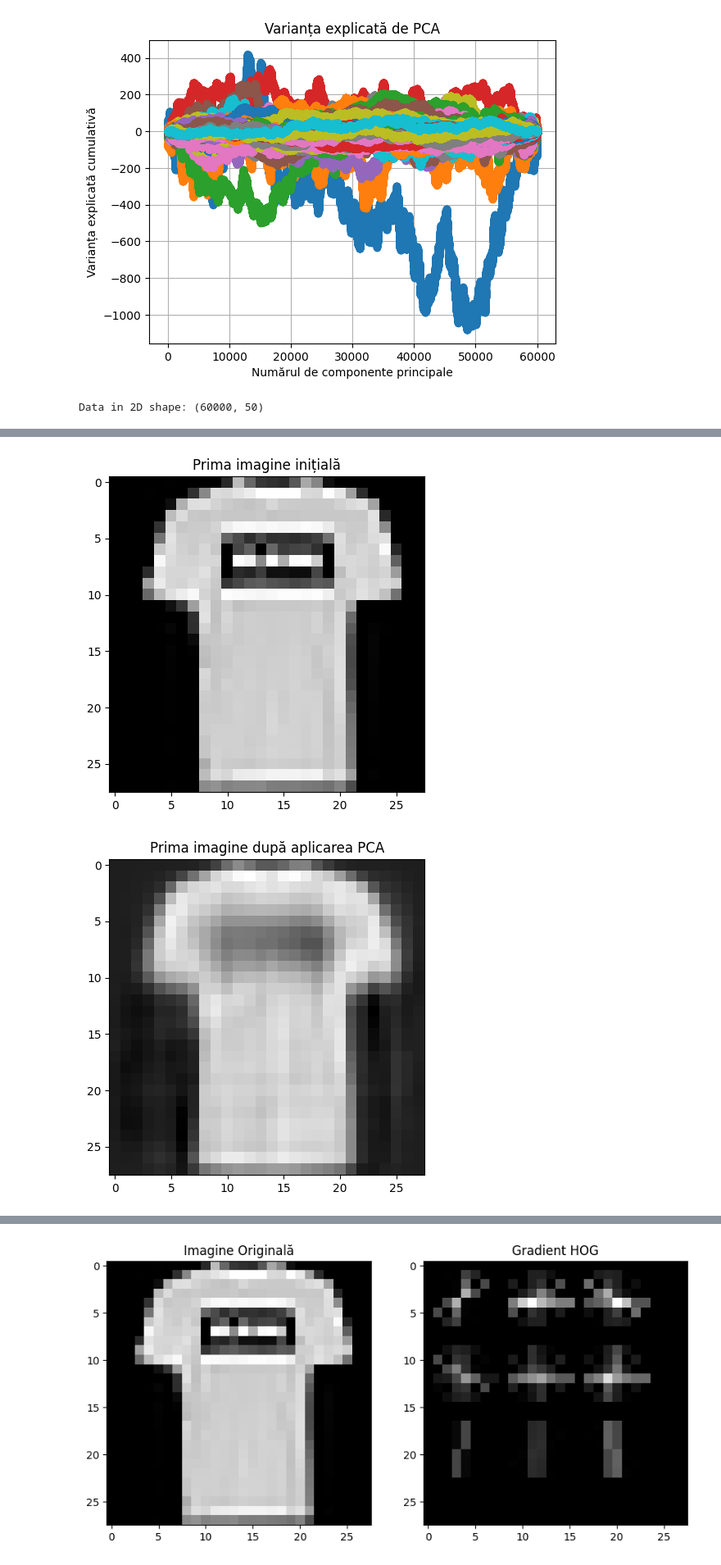
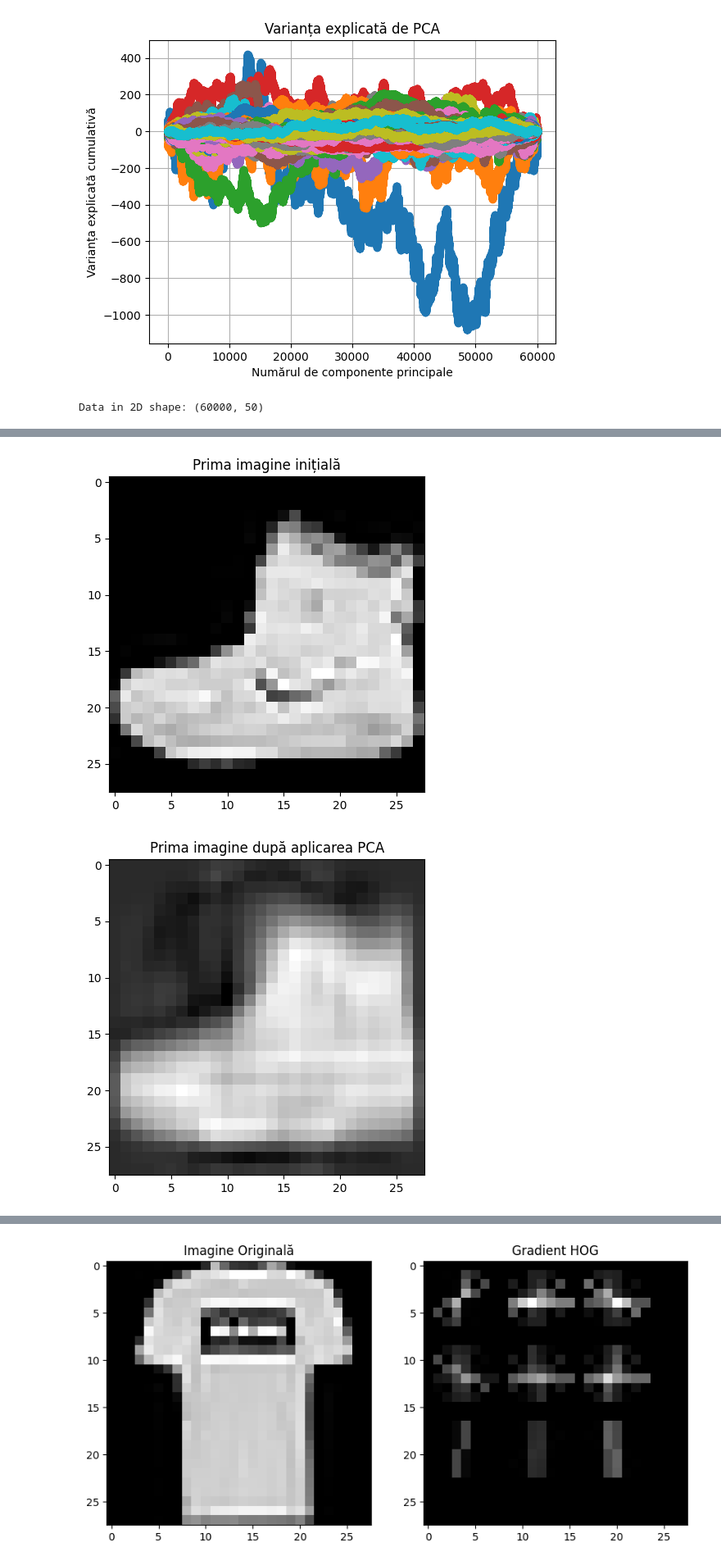
Before and after one commit to Vulturul2k/ML_project, a Jupyter notebook: tema1AI.ipynb, the cells around one changed output, grey strips where cells are left out. Shown: that part at 82% size. Saved outputs shown, nothing was run; the diff lists cells and outputs as text; code cells hidden in the pictures.

```diff
--- a/tema1AI.ipynb
+++ b/tema1AI.ipynb
@@ -76,35 +78,35 @@ plt.show()
 # %%
 from sklearn.decomposition import PCA
 
 # Reshape x_train to 2D
 x_train_flat = x_train.reshape(x_train.shape[0], -1)
 
 pca = PCA(n_components=50)
 dataIn2D = pca.fit_transform(x_train_flat)
 print(f"Data in 2D shape: {dataIn2D.shape}")
 plt.scatter(dataIn2D[:, 0], dataIn2D[:, 1], c=y_train, cmap='viridis')
 plt.colorbar()
 plt.xlabel('Componenta principală 1')
 plt.ylabel('Componenta principală 2')
 plt.title('Proiecția PCA a setului de antrenare')
 plt.show()
 # Reconstruim prima imagine din caracteristicile PCA
-reconstructed_image_pca = pca.inverse_transform(dataIn2D[1]).reshape(28, 28)
+reconstructed_image_pca = pca.inverse_transform(dataIn2D[0]).reshape(28, 28)
 
 plt.figure(figsize=(5, 5))
-plt.imshow(x_train[1].squeeze(), cmap='gray')
+plt.imshow(x_train[0].squeeze(), cmap='gray')
 plt.title("Prima imagine inițială")
 plt.show()
 
 plt.figure(figsize=(5, 5))
 plt.imshow(reconstructed_image_pca, cmap='gray')
 plt.title("Prima imagine după aplicarea PCA")
 plt.show()
 # %% [output]
 Data in 2D shape: (60000, 50)
 [figure]
-[figure, old version]
+[figure, new version]
-[figure, old version]
+[figure, new version]
 # %%
 import cv2
 # from skimage.feature import hog
```
Also changed, not shown: parts of 2 cells of this notebook, 2 other files.
